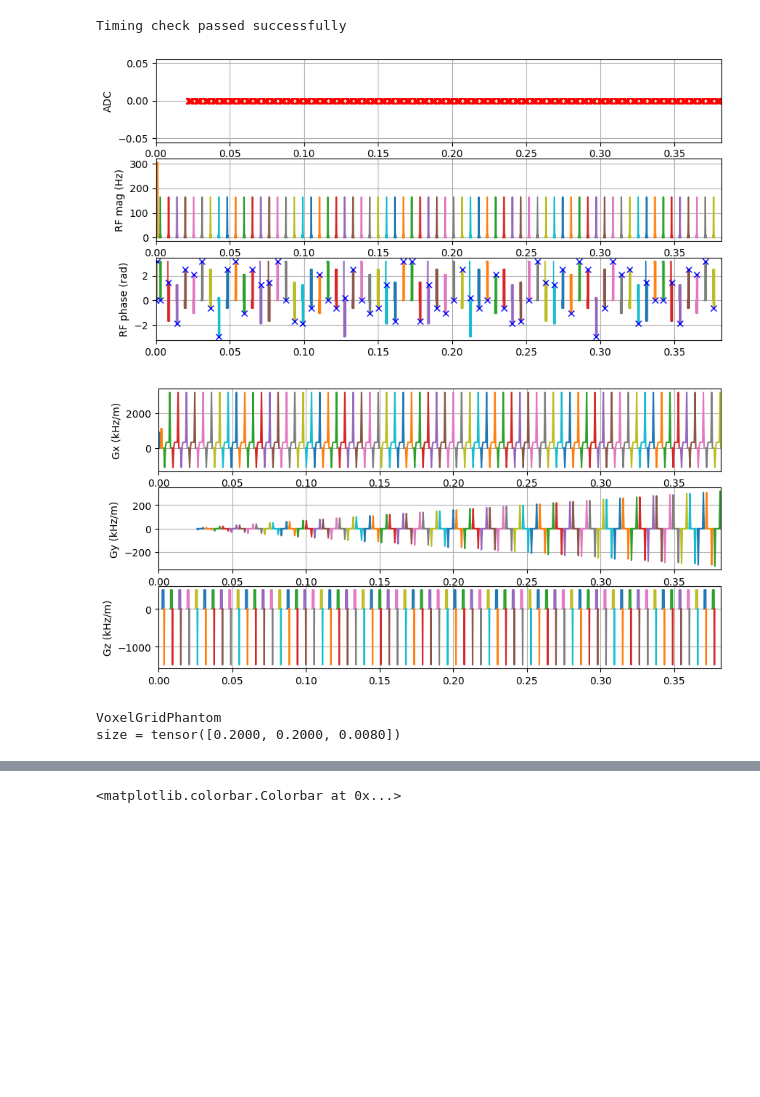
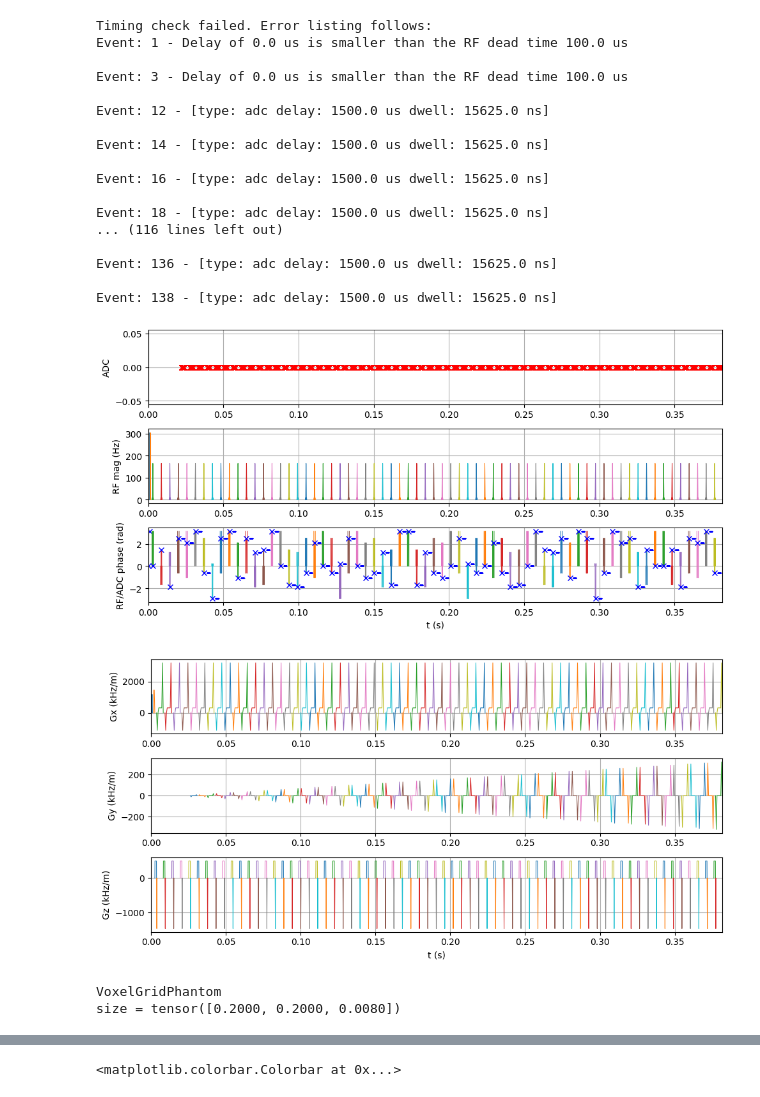
Before and after one commit to MRsources/MRzero-Core, a Jupyter notebook: documentation/playground_mr0/mr0_DREAM_STID_seq.ipynb, the cells around one changed output, grey strips where cells are left out. Saved outputs shown, nothing was run; the diff lists cells and outputs as text; code cells hidden in the pictures; blank space fills up the shorter version.

```diff
--- a/documentation/playground_mr0/mr0_DREAM_STID_seq.ipynb
+++ b/documentation/playground_mr0/mr0_DREAM_STID_seq.ipynb
@@ -57,7 +59,7 @@ system = pp.Opts(
 )
 
 # %% S2. DEFINE the sequence
-seq = pp.Sequence()
+seq = pp.Sequence(system)
 
 # Define FOV and resolution
 fov = 200e-3
@@ -76,8 +78,8 @@ gx_pre_amp = -7*gx_read_amp/2 # amplitude for G_m1 (gx_pre) part of gx_ext
 
 # Define rf events
 # STEAM rf pulses:
-rf1 = pp.make_block_pulse(flip_angle=55 * np.pi / 180, duration=t0, slice_thickness=slice_thickness, system=system)
-rf2 = pp.make_block_pulse(flip_angle=55 * np.pi / 180, phase_offset=180*np.pi/180, duration=t0, slice_thickness=slice_thickness, system=system)
+rf1 = pp.make_block_pulse(flip_angle=55 * np.pi / 180, duration=t0,system=system)
+rf2 = pp.make_block_pulse(flip_angle=55 * np.pi / 180, phase_offset=180*np.pi/180, duration=t0, system=system)
 
 rf1.delay=0
 rf2.delay=0
@@ -188,10 +190,7 @@ else:
     [print(e) for e in error_report]
 
 # PLOT sequence
-sp_adc, t_adc = mr0.util.pulseq_plot(seq, clear=False, figid=(11,12))
-#
-if 0:
-    sp_adc,t_adc =seq.plot(clear=True)
+seq.plot()
 
 
 # Prepare the sequence output for the scanner
@@ -217,36 +216,52 @@ if 1:
 else:
     # or (ii) set phantom  manually to a pixel phantom. Coordinate system is [-0.5, 0.5]^3
     obj_p = mr0.CustomVoxelPhantom(
         pos=[[-0.4, -0.4, 0], [-0.4, -0.2, 0], [-0.3, -0.2, 0], [-0.2, -0.2, 0], [-0.1, -0.2, 0]],
         PD=[1.0, 1.0, 0.5, 0.5, 0.5],
         T1=1.0,
         T2=0.1,
         T2dash=0.1,
         D=0.0,
         B0=0,
         voxel_size=0.1,
         voxel_shape="box"
     )
     # Store PD for comparison
     PD = obj_p.generate_PD_map()
     B0 = torch.zeros_like(PD)
 
 obj_p.plot()
 # Convert Phantom into simulation data
 obj_p = obj_p.build()
 
 # change size and orientation of phantom data for later comparison
 PD.resize_(64,64)
 B0.resize_(64,64)
 B1.resize_(64,64)
 
 PD=np.flip(np.rot90(PD,3),1)
 B0=np.flip(np.rot90(B0,3),1)
 B1=np.flip(np.rot90(B1,3),1)
 # %% [output]
-Timing check passed successfully
+Timing check failed. Error listing follows:
+Event: 1 - Delay of 0.0 us is smaller than the RF dead time 100.0 us
+
+Event: 3 - Delay of 0.0 us is smaller than the RF dead time 100.0 us
+
+Event: 12 - [type: adc delay: 1500.0 us dwell: 15625.0 ns]
+
+Event: 14 - [type: adc delay: 1500.0 us dwell: 15625.0 ns]
+
+Event: 16 - [type: adc delay: 1500.0 us dwell: 15625.0 ns]
+
+Event: 18 - [type: adc delay: 1500.0 us dwell: 15625.0 ns]
+... (116 lines left out)
+
+Event: 136 - [type: adc delay: 1500.0 us dwell: 15625.0 ns]
+
+Event: 138 - [type: adc delay: 1500.0 us dwell: 15625.0 ns]
-[figure, old version]
+[figure, new version]
-[figure, old version]
+[figure, new version]
 VoxelGridPhantom
 size = tensor([0.2000, 0.2000, 0.0080])
 [figure]
```
Also changed, not shown: parts of 4 cells of this notebook.
